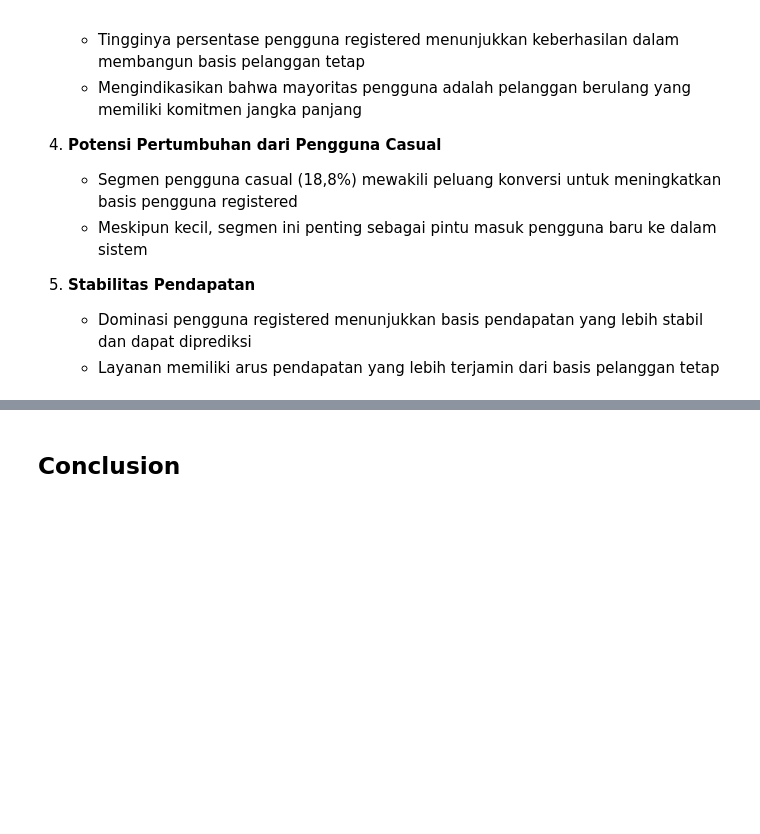
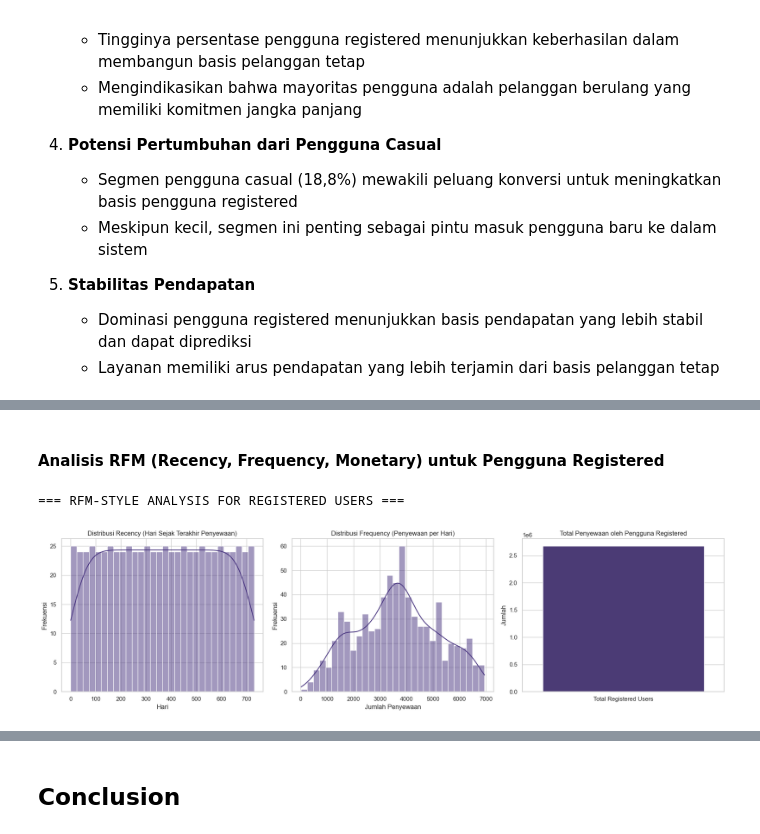
Before and after one commit to husainfadhlillah/dicoding-BikeSharing-DataAnalysisProject, a Jupyter notebook: submission/notebook.ipynb, the cells around one changed output, grey strips where cells are left out. Cells and saved outputs as stored; diff of their text form; code cells hidden in the pictures; blank space fills up the shorter version.

```diff
--- a/submission/notebook.ipynb
+++ b/submission/notebook.ipynb
@@ -31,8 +28,8 @@ sns.set_palette('viridis')
 ### **Gathering Data**
 # %%
 # Load dataset
-hour_data = pd.read_csv('hour.csv')
-day_data = pd.read_csv('day.csv')
+hour_data = pd.read_csv('data/hour.csv')
+day_data = pd.read_csv('data/day.csv')
 
 # Cek struktur data
 print("Hour Data Shape:", hour_data.shape)
@@ -390,16 +536,0 @@ plt.show()
-# %%
-# Clustering berdasarkan pola penggunaan
-X = hour_data[['hr', 'cnt']]
-scaler = StandardScaler()
-X_scaled = scaler.fit_transform(X)
-
-kmeans = KMeans(n_clusters=3)
-hour_data['cluster'] = kmeans.fit_predict(X_scaled)
-
-plt.figure(figsize=(12, 6))
-sns.scatterplot(x='hr', y='cnt', hue='cluster', data=hour_data, palette='viridis')
-plt.title('Clustering Pola Penggunaan Sepeda', fontsize=15)
-plt.xlabel('Jam', fontsize=12)
-plt.ylabel('Jumlah Penyewaan', fontsize=12)
-plt.tight_layout()
-plt.show()
@@ -434,0 +537,46 @@ plt.show()
+# %% [markdown]
+#### Analisis RFM (Recency, Frequency, Monetary) untuk Pengguna Registered
+# %%
+# Karena dataset tidak memiliki ID pelanggan, kita akan analisis berdasarkan pola temporal
+
+print("\n\n=== RFM-STYLE ANALYSIS FOR REGISTERED USERS ===")
+
+# 1. Recency: Hari sejak terakhir digunakan (dalam dataset ini kita hitung dari max date)
+last_usage = hour_data.groupby('dteday')['registered'].sum().reset_index()
+last_usage['days_since_last'] = (pd.to_datetime('2012-12-31') - last_usage['dteday']).dt.days
+
+# 2. Frequency: Rata-rata penggunaan per hari
+frequency = hour_data.groupby('dteday')['registered'].sum().reset_index()
+frequency_stats = frequency['registered'].describe()
+
+# 3. Monetary: Total penggunaan (dalam konteks ini kita anggap sebagai 'nilai' pelanggan)
+monetary = hour_data.groupby('dteday')['registered'].sum().sum()
+
+# Visualisasi RFM
+plt.figure(figsize=(18, 5))
+
+# Recency
+plt.subplot(1, 3, 1)
+sns.histplot(data=last_usage, x='days_since_last', bins=30, kde=True)
+plt.title('Distribusi Recency (Hari Sejak Terakhir Penyewaan)')
+plt.xlabel('Hari')
+plt.ylabel('Frekuensi')
+
+# Frequency
+plt.subplot(1, 3, 2)
+sns.histplot(data=frequency, x='registered', bins=30, kde=True)
+plt.title('Distribusi Frequency (Penyewaan per Hari)')
+plt.xlabel('Jumlah Penyewaan')
+plt.ylabel('Frekuensi')
+
+# Monetary (total)
+plt.subplot(1, 3, 3)
+sns.barplot(x=['Total Registered Users'], y=[monetary])
+plt.title('Total Penyewaan oleh Pengguna Registered')
+plt.ylabel('Jumlah')
+
+plt.tight_layout()
+plt.show()
+# %% [output]
+=== RFM-STYLE ANALYSIS FOR REGISTERED USERS ===
+[figure, added]
```
Also changed, not shown: parts of 24 cells of this notebook, 5 other files.
